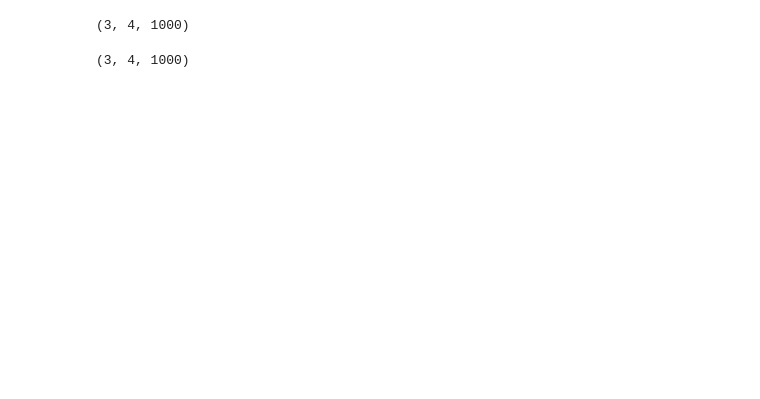
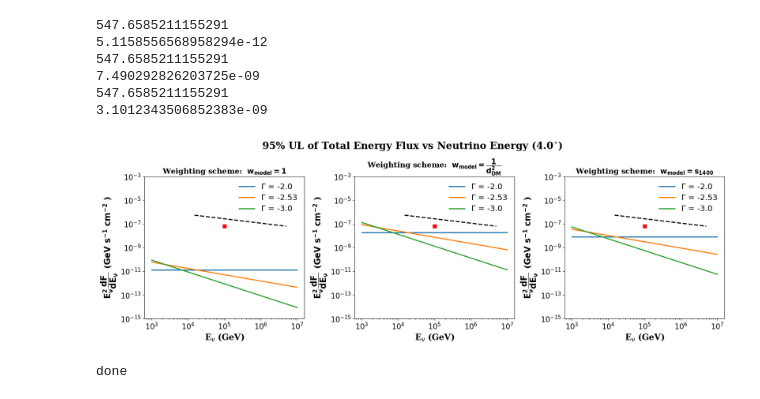
Before and after one commit to DarkWake9/IceCube-Package, a Jupyter notebook: package/ul95.ipynb, the cells around one changed output. Saved outputs shown, nothing was run; the diff lists cells and outputs as text; code cells hidden in the pictures; blank space fills up the shorter version.

```diff
--- a/package/ul95.ipynb
+++ b/package/ul95.ipynb
@@ -11,4 +11,7 @@ import scipy.interpolate as interp
 import argparse as ap
 
 from core.stacking_analysis import *
+# %%
+enus = np.ones(10**7)
+cone_deg=4.0
 # %%
@@ -43,14 +42,3 @@ np.shape(all_e_UL)
-# %%
-enus = np.ones(1000)
-cone_deg=5
-# %%
-all_TS_mixed_pkl.shape
-# %% [output]
-(3, 4, 1000)
-# %%
-all_TS_same_psr.shape
-# %% [output]
-(3, 4, 1000)
 # %%
 all_UL_mixed = []
 for ws in range(3):
@@ -79,3 +67,68 @@ for ws in range(3):
         # print(max(temp), gamma_arr[gamma])
         temp2.append(temp)
     all_UL_same.append(temp2)
+# %%
+font = {'family': 'serif',
+        'weight': 'bold',
+        'size': 22,
+        'color':  'black',
+        }
+smallerfont = {'family': 'serif',
+        'color':  'black',
+        'weight': 'bold',
+        'size': 15,
+        }
+
+axesfont = {'family': 'serif',
+        'color':  'black',
+        'weight': 'bold',
+        'size': 17,
+        }
+
+fig, axs = plt.subplots(1,3, figsize=(18, 6))
+
+
+for i in range(3):
+    axs[i].scatter(e_decade[2]/1e9, 3*21.8*1e-9,  color='red', s=50, marker='s')
+    axs[i].plot(ic_e_paper/1e9, e2dfde_ic/1e9,  lw=2.2, ls='--', color='black')    #in GeV
+    print(max(e2dfde_ic))
+
+    for gamma in range(1, len(gamma_arr)):
+
+        axs[i].plot(np.divide(e_decade, 1e9), np.multiply(all_UL_mixed[i][gamma], 3), label='$\Gamma$ = ' + str(gamma_arr[gamma]), lw=2.2, ls='-')# + ' with wt')    #in GeV
+
+    print(3*all_UL_mixed[i][2][2])
+
+
+    axs[i].set_xscale('log')
+    axs[i].set_yscale('log')
+    axs[i].set_xlabel('E$_{\u03BD}$ (GeV)', fontdict=axesfont)
+    axs[i].set_ylabel('$\mathsf{\mathbf{E^2_{\u03BD} \dfrac{dF}{dE_{\u03BD}}}}$ ($\mathsf{\mathbf{GeV}}$ $\mathsf{\mathbf{s^{-1}}}$ $\mathsf{\mathbf{cm^{-2}}}$ )', fontdict=axesfont)
+    axs[i].xaxis.set_tick_params(labelsize=15)
+    axs[i].yaxis.set_tick_params(labelsize=15)
+    axs[i].set_ylim(1e-15, 1e-3)
+    axs[i].legend(prop={'size':16}, framealpha=0)#, loc='center left', bbox_to_anchor=(0, 0.65))
+
+
+axs[0].set_title('Weighting scheme:  $\mathsf{\mathbf{w_{model} = 1}}$', fontdict=smallerfont)
+axs[1].set_title('Weighting scheme:  $\mathsf{\mathbf{w_{model} = \dfrac{1}{d_{DM}^2}}}$' , fontdict=smallerfont)
+axs[2].set_title('Weighting scheme:  $\mathsf{\mathbf{w_{model} = s_{1400}}}$', fontdict=smallerfont)
+
+if cone_deg == 5:
+    plt.suptitle('95% UL of Total Energy Flux vs Neutrino Energy', fontweight='bold', fontsize=20, fontfamily='serif')
+else:
+    plt.suptitle('95% UL of Total Energy Flux vs Neutrino Energy (' + str(cone_deg) + '$^{\circ}$)', fontweight='bold', fontsize=20, fontfamily='serif')
+
+plt.tight_layout()
+plt.savefig(f'outputs/UL_all_w_model_bins={len(enus)}_C_wmodel_all_{cone_deg}_mixed.pdf')
+plt.show()
+print('done')
+# %% [output]
+547.6585211155291
+5.1158556568958294e-12
+547.6585211155291
+7.490292826203725e-09
+547.6585211155291
+3.1012343506852383e-09
+[figure, added]
+done
```
Also changed, not shown: parts of 11 cells of this notebook, 36 other files.
